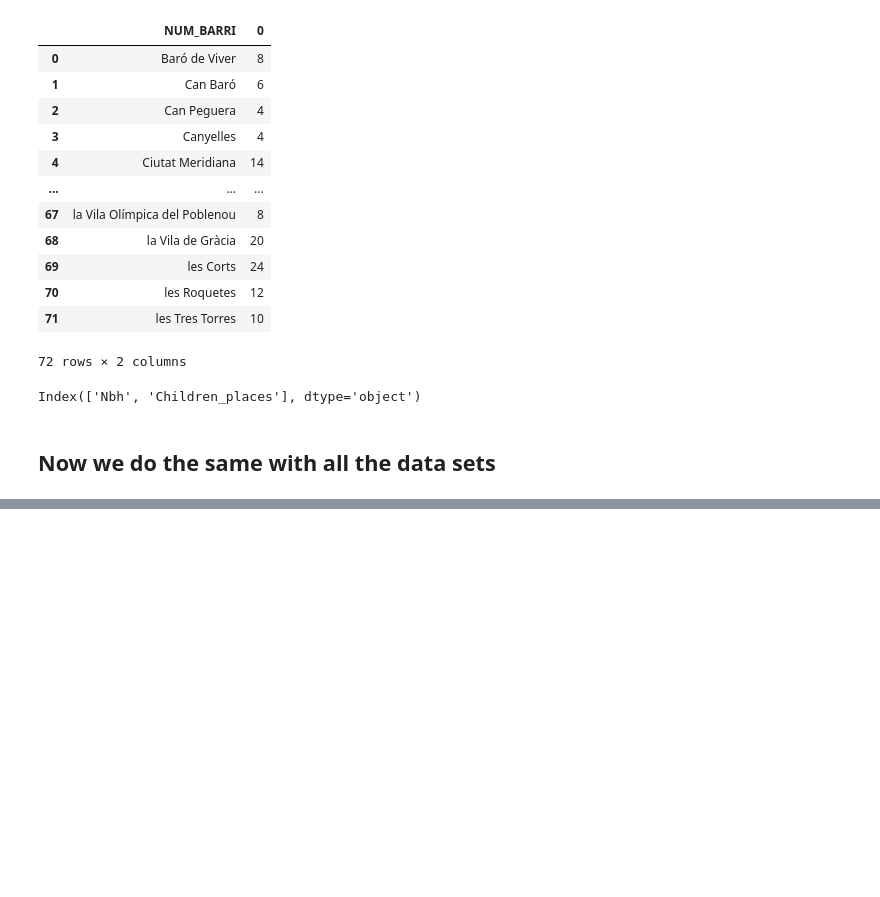
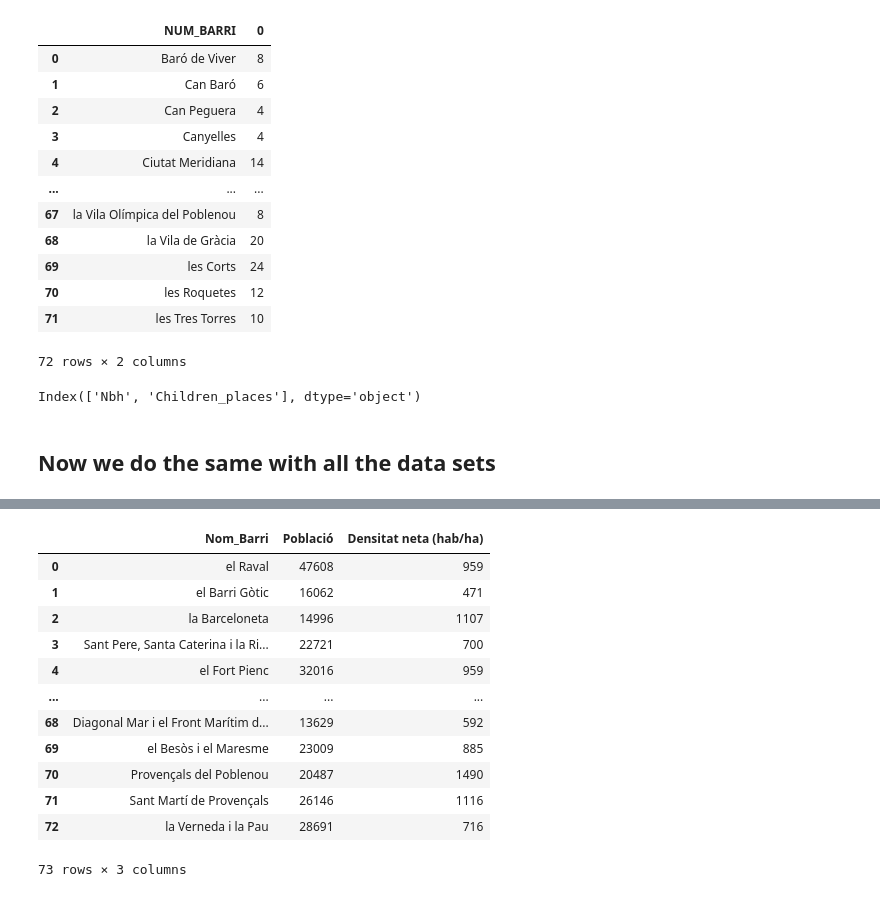
Before and after one commit to ta-data-bcn/Project-Week-2-Barcelona, a Jupyter notebook: your-project/To_filter_data.ipynb, the cells around one changed output, grey strips where cells are left out. Saved outputs shown, nothing was run; the diff lists cells and outputs as text; code cells hidden in the pictures; blank space fills up the shorter version.

```diff
--- a/your-project/To_filter_data.ipynb
+++ b/your-project/To_filter_data.ipynb
@@ -195,0 +215,20 @@ sport.to_csv("../datasets/Data_filtered/sport.csv")
+# %%
+#select what I want
+
+population= population[["Nom_Barri","Població","Densitat neta (hab/ha)"]]
+
+population
+# %% [output]
+|  | Nom_Barri | Població | Densitat neta (hab/ha) |
+| 0 | el Raval | 47608 | 959 |
+| 1 | el Barri Gòtic | 16062 | 471 |
+| 2 | la Barceloneta | 14996 | 1107 |
+| 3 | Sant Pere, Santa Caterina i la Ri... | 22721 | 700 |
+| 4 | el Fort Pienc | 32016 | 959 |
+| ... | ... | ... | ... |
+| 68 | Diagonal Mar i el Front Marítim d... | 13629 | 592 |
+| 69 | el Besòs i el Maresme | 23009 | 885 |
+| 70 | Provençals del Poblenou | 20487 | 1490 |
+| 71 | Sant Martí de Provençals | 26146 | 1116 |
+| 72 | la Verneda i la Pau | 28691 | 716 |
+73 rows × 3 columns
```
Also changed, not shown: parts of 12 cells of this notebook, 4 other files.
